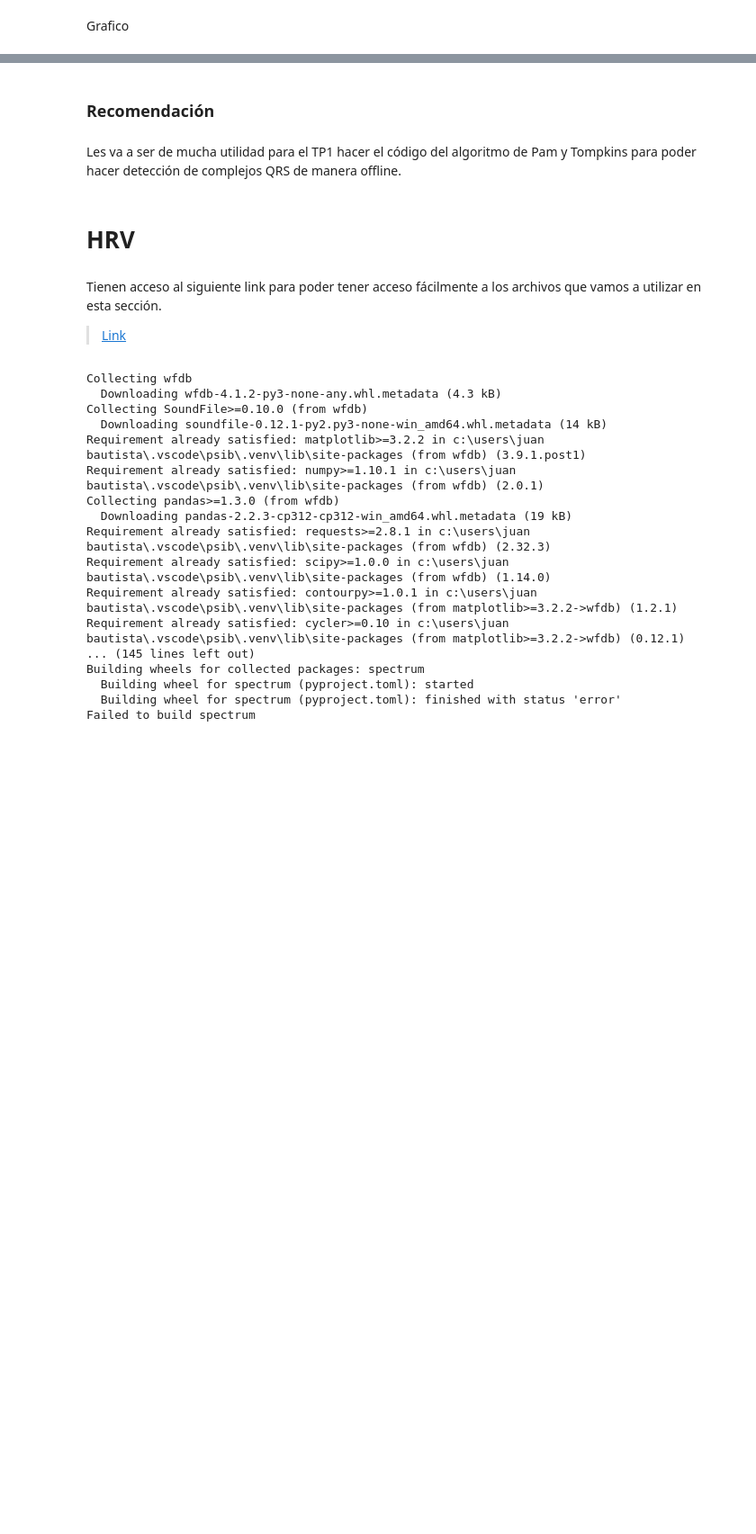
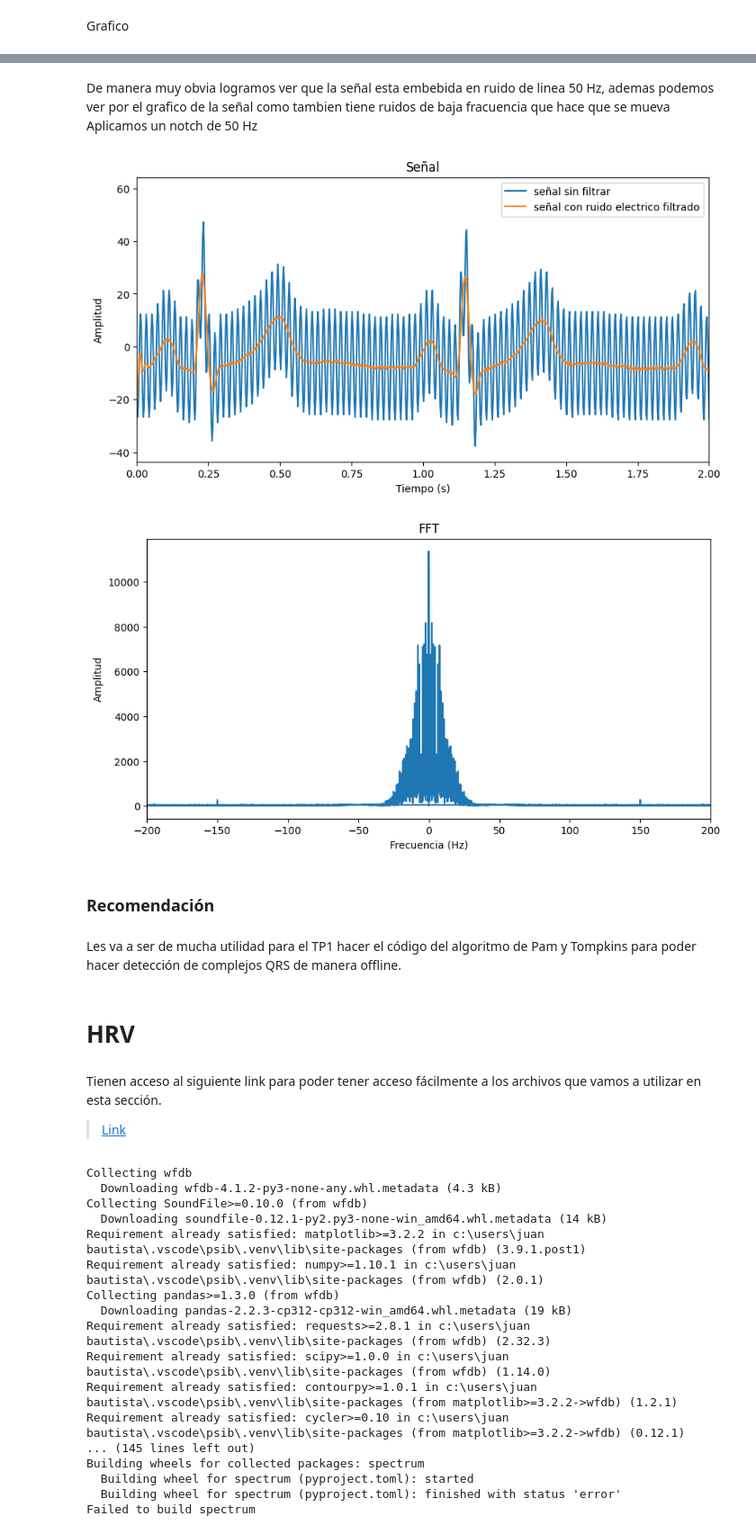
Before and after one commit to Juangonz952/PSIB, a Jupyter notebook: ECG/ECG_y_HRV.ipynb, the cells around one changed output, grey strips where cells are left out. Shown at 90% size. Cells and saved outputs as stored; diff of their text form; code cells hidden in the pictures; blank space fills up the shorter version.

```diff
--- a/ECG/ECG_y_HRV.ipynb
+++ b/ECG/ECG_y_HRV.ipynb
@@ -398,3 +401,35 @@ plt.show()
+# %% [markdown]
+De manera muy obvia logramos ver que la señal esta embebida en ruido de linea 50 Hz, ademas podemos ver por el grafico de la señal como tambien tiene ruidos de baja fracuencia que hace que se mueva
+Aplicamos un notch de 50 Hz
+# %%
+W0 = 50
+Q = 2
+b,a = signal.iirnotch(W0,Q,fs = 400)
+S2_50Hz = filtfilt(b,a,S2)
+fft = np.abs(np.fft.fft(S2_50Hz))
+freq_fft = np.fft.fftfreq(len(S2_50Hz), t[1] - t[0])
+
+# Graficamos
+plt.figure(figsize=(10,5))
+plt.plot(n, S2,label = "señal sin filtrar")
+plt.plot(n, S2_50Hz,label ="señal con ruido electrico filtrado")
+plt.xlim([0,2])
+plt.xlabel('Tiempo (s)')
+plt.ylabel('Amplitud')
+plt.title('Señal')
+plt.legend()
+plt.show()
+plt.figure(figsize=(10,5))
+plt.plot(freq_fft, fft)
+plt.xlabel('Frecuencia (Hz)')
+plt.ylabel('Amplitud')
+plt.title('FFT')
+plt.xlim([-200,200])
+
+plt.show()
+# %% [output]
+[figure, added]
+[figure, added]
 # %% [markdown]
 ### Recomendación
 # %% [markdown]
```
Also changed, not shown: parts of 4 cells of this notebook.
